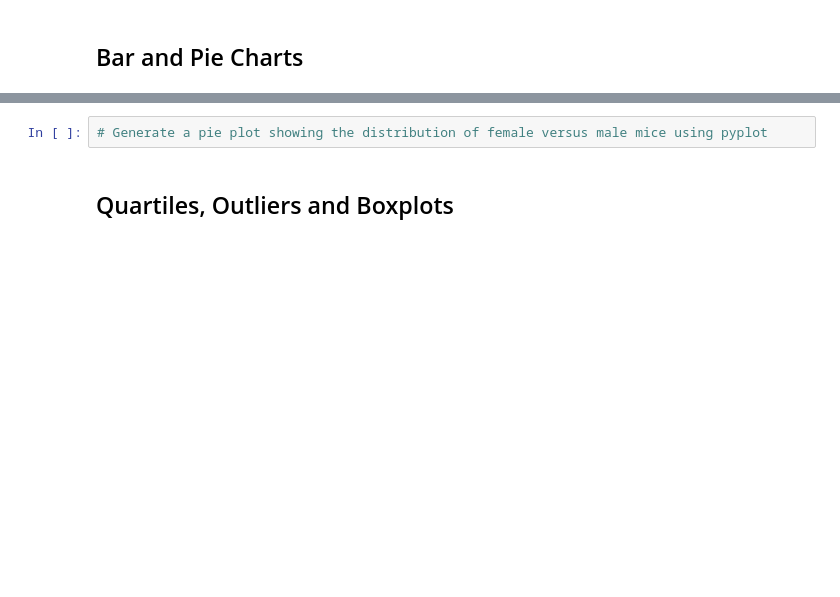
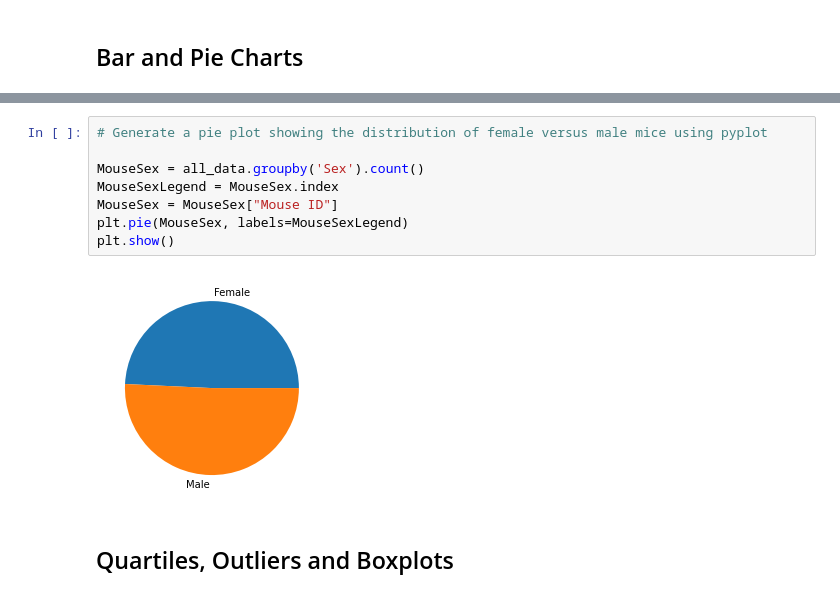
Before and after one commit to jbeachy21/Pymaceuticals, a Jupyter notebook: pymaceuticals_starter.ipynb, the cells around one changed output, grey strips where cells are left out. Cells and saved outputs as stored; diff of their text form; blank space fills up the shorter version.

```diff
--- a/pymaceuticals_starter.ipynb
+++ b/pymaceuticals_starter.ipynb
@@ -144,5 +153,13 @@ mouseTimepoint_df =
 # %%
 # Generate a pie plot showing the distribution of female versus male mice using pyplot
+
+MouseSex = all_data.groupby('Sex').count()
+MouseSexLegend = MouseSex.index
+MouseSex = MouseSex["Mouse ID"]
+plt.pie(MouseSex, labels=MouseSexLegend)
+plt.show()
+# %% [output]
+[figure, added]
 # %% [markdown]
 ## Quartiles, Outliers and Boxplots
 # %%
```
Also changed, not shown: parts of 10 cells of this notebook.
